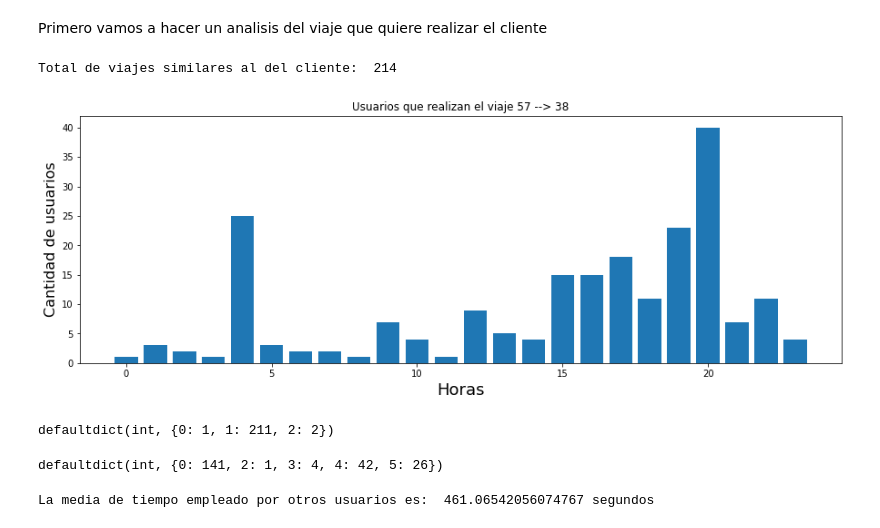
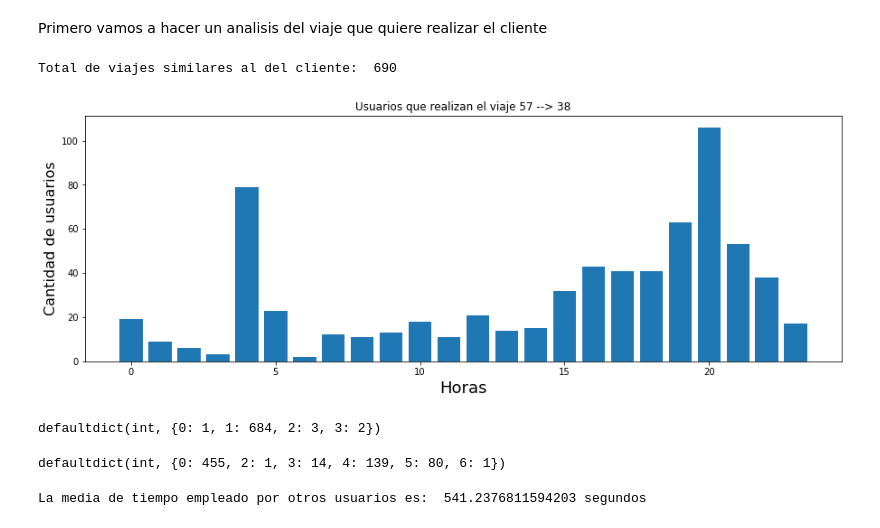
Before and after one commit to ParalelaUCM/biciMAD, a Jupyter notebook: PracticaSpark_pruebas_berni.ipynb, the cells around one changed output. Saved outputs shown, nothing was run; the diff lists cells and outputs as text; code cells hidden in the pictures.

```diff
--- a/PracticaSpark_pruebas_berni.ipynb
+++ b/PracticaSpark_pruebas_berni.ipynb
@@ -99,0 +121,32 @@ Archive:  201902_Usage_Bicimad.zip
+# %%
+def mapper_usages(line):
+  data = json.loads(line)
+  user = data['user_type']
+  user_day = data['user_day_code']
+  start = data['idunplug_station']
+  end = data['idplug_station']
+  date = data['unplug_hourTime']['$date'][0:10]
+  hora = data['unplug_hourTime']['$date'][11:19]
+  time = data['travel_time']
+  age = data['ageRange']
+  return {"age": age,
+          "hour": hora,
+          "date": date,
+          "travel_time": time,
+          "end": end,
+          "start": start,
+          "user_day_code": user_day,
+          "user_type": user}
+# %%
+directory = 'dataset/usages'
+for filename in os.listdir(directory):
+    if filename.endswith(".json"):
+      #Nos quedamos con la fecha del dataset en formato YYYYMM
+      name = filename.split("_")[0]
+      rdd_usages[name] = \
+      sc.textFile(os.path.join(directory, filename)).map(mapper_usages)
+      #DEBUG starts
+      print(name)
+      #DEBUG ends
+    else:
+        continue
@@ -99,0 +160,4 @@ Archive:  201902_Usage_Bicimad.zip
+# %%
+#Juntamos todos los datos de los meses en uno solo dataset
+rdd_usages['201901-06'] = rdd_usages['201901'].union(rdd_usages['201902'].union(rdd_usages['201903'].union(rdd_usages['201904'].union(rdd_usages['201905'].union(rdd_usages['201906'])))))
+#rdd_usages['201901-06'] = rdd_usages['201901'].concat(rdd_usages['201902'])
@@ -718,38 +843,38 @@ rddInvierno = rddEnero.map(mapper).union(rddFebrero.map(mapper))
 # %% [markdown]
 Primero vamos a hacer un analisis del viaje que quiere realizar el cliente
 # %%
-rddInvierno_viaje =  rddInvierno.filter(lambda x: x[2] == int(origen) and x[3] == int(destino))
+rddInvierno_viaje = rdd_usages['201901-06'].filter(lambda x: x['start'] == int(origen) and x['end'] == int(destino))
 print('Total de viajes similares al del cliente: ', rddInvierno_viaje.count())
 # %% [output]
-Total de viajes similares al del cliente:  214
+Total de viajes similares al del cliente:  690
 # %%
 #Veamos cuales son las horas mas comunes para realizar este tipo de viaje.
 #fig = plt.figure()
-dicc = rddInvierno_viaje.map(lambda x: (int(x[6][0:2]), 1)).countByKey()
+dicc = rddInvierno_viaje.map(lambda x: (int(x['hour'][0:2]), 1)).countByKey()
 dicc_list = sorted(dicc.keys())
 plt.figure(figsize=(15,5))
 plt.title("Usuarios que realizan el viaje "+origen+ " --> "+destino )
 plt.bar(dicc.keys(), dicc.values())
 plt.xlabel('Horas', fontsize=18)
 plt.ylabel('Cantidad de usuarios', fontsize=16)
 plt.show()
 #plt.xticks(dicc.keys(), dicc_list) No he conseguido que se ponga el numero en todos los contenedores
 # %% [output]
-[figure, old version]
+[figure, new version]
 # %%
 #Veamos si hay alguna diferencia en el tipo de usuarios que han realizado el viaje
-rddInvierno_viaje.map(lambda x: (x[0], 1)).countByKey()
+rddInvierno_viaje.map(lambda x: (x['user_type'], 1)).countByKey()
 # %% [output]
-defaultdict(int, {0: 1, 1: 211, 2: 2})
+defaultdict(int, {0: 1, 1: 684, 2: 3, 3: 2})
 # %%
 #Veamos la edad de los usuarios que predomina realizando este viaje.
-rddInvierno_viaje.map(lambda x: (x[7], 1)).countByKey()
+rddInvierno_viaje.map(lambda x: (x['age'], 1)).countByKey()
 # %% [output]
-defaultdict(int, {0: 141, 2: 1, 3: 4, 4: 42, 5: 26})
+defaultdict(int, {0: 455, 2: 1, 3: 14, 4: 139, 5: 80, 6: 1})
 # %%
 #Estudiemos ahora las medias en tiempo de todos los viajes, el coste del viaje, etc.
 import statistics as stats
-listaTiempos = rddInvierno_viaje.map(lambda x: ([x[4]])).reduce(lambda a, b: a + b)
+listaTiempos = rddInvierno_viaje.map(lambda x: ([x['travel_time']])).reduce(lambda a, b: a + b)
 print('La media de tiempo empleado por otros usuarios es: ',stats.mean(listaTiempos), 'segundos')
 # %% [output]
-La media de tiempo empleado por otros usuarios es:  461.06542056074767 segundos
+La media de tiempo empleado por otros usuarios es:  541.2376811594203 segundos
```
Also changed, not shown: parts of 49 cells of this notebook.
